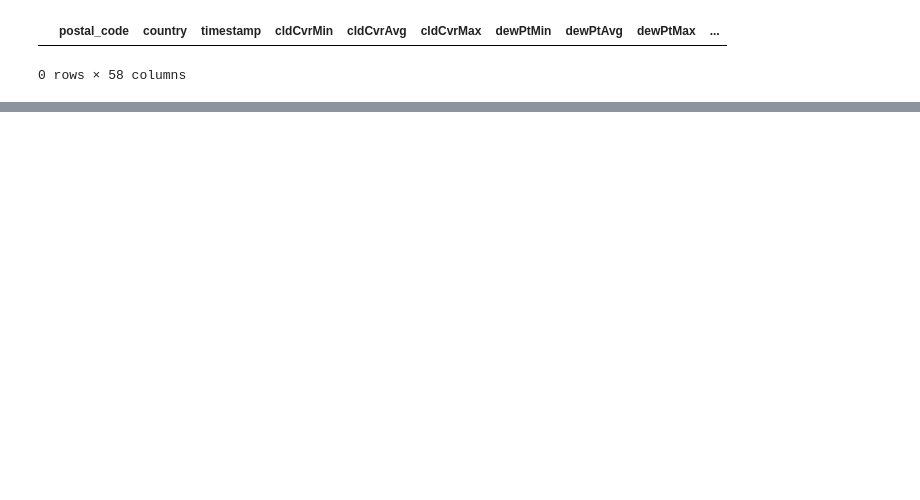
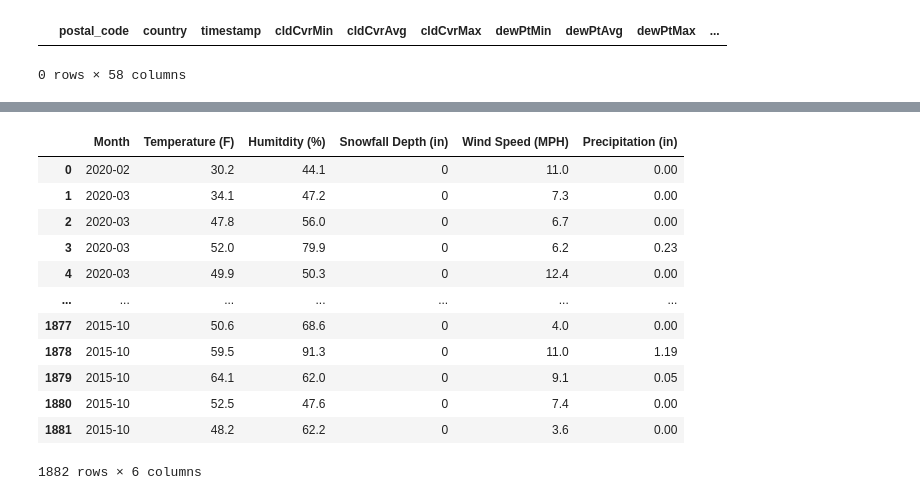
Before and after one commit to Ntorres95/Rideshares_vs_Weather, a Jupyter notebook: weather_source.ipynb, the cells around one changed output, grey strips where cells are left out. Cells and saved outputs as stored; diff of their text form; code cells hidden in the pictures; blank space fills up the shorter version.

```diff
--- a/weather_source.ipynb
+++ b/weather_source.ipynb
@@ -137,0 +240,20 @@ base_df
+# %%
+#change days to month by slicing off datetime stopping on month
+weather_month = weather
+weather_month['Day'] = weather_month['Day'].str.slice(start=0,stop=7)
+weather_month = weather_month.rename(columns={'Day':'Month'})
+weather_month
+# %% [output]
+|  | Month | Temperature (F) | Humitdity (%) | Snowfall Depth (in) | Wind Speed (MPH) | Precipitation (in) |
+| 0 | 2020-02 | 30.2 | 44.1 | 0 | 11.0 | 0.00 |
+| 1 | 2020-03 | 34.1 | 47.2 | 0 | 7.3 | 0.00 |
+| 2 | 2020-03 | 47.8 | 56.0 | 0 | 6.7 | 0.00 |
+| 3 | 2020-03 | 52.0 | 79.9 | 0 | 6.2 | 0.23 |
+| 4 | 2020-03 | 49.9 | 50.3 | 0 | 12.4 | 0.00 |
+| ... | ... | ... | ... | ... | ... | ... |
+| 1877 | 2015-10 | 50.6 | 68.6 | 0 | 4.0 | 0.00 |
+| 1878 | 2015-10 | 59.5 | 91.3 | 0 | 11.0 | 1.19 |
+| 1879 | 2015-10 | 64.1 | 62.0 | 0 | 9.1 | 0.05 |
+| 1880 | 2015-10 | 52.5 | 47.6 | 0 | 7.4 | 0.00 |
+| 1881 | 2015-10 | 48.2 | 62.2 | 0 | 3.6 | 0.00 |
+1882 rows × 6 columns
```
Also changed, not shown: parts of 13 cells of this notebook, 1 other file.
